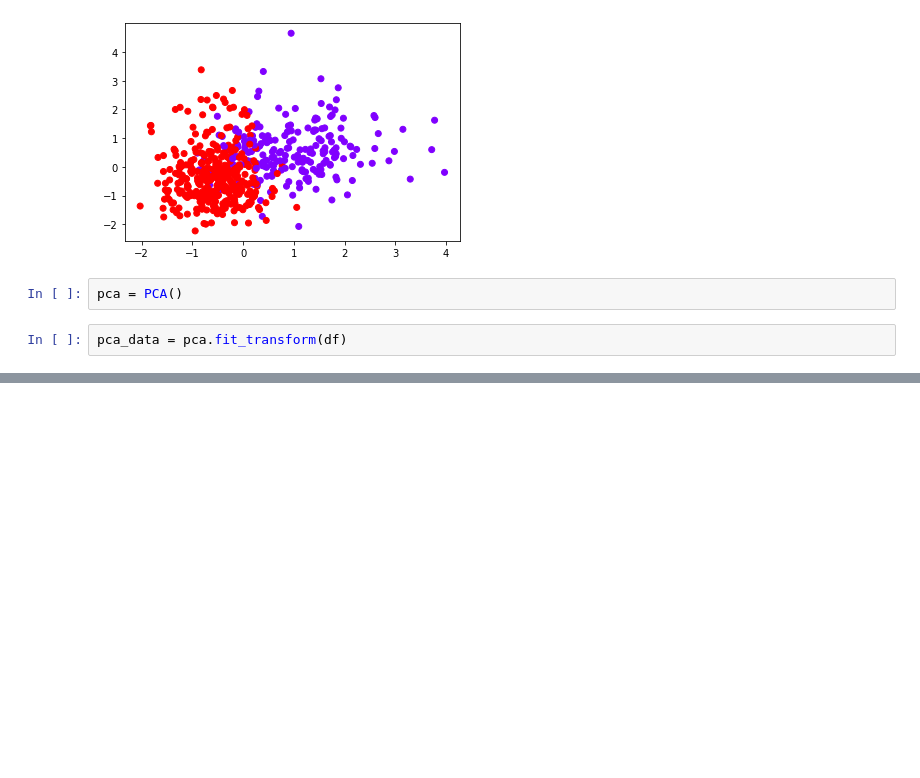
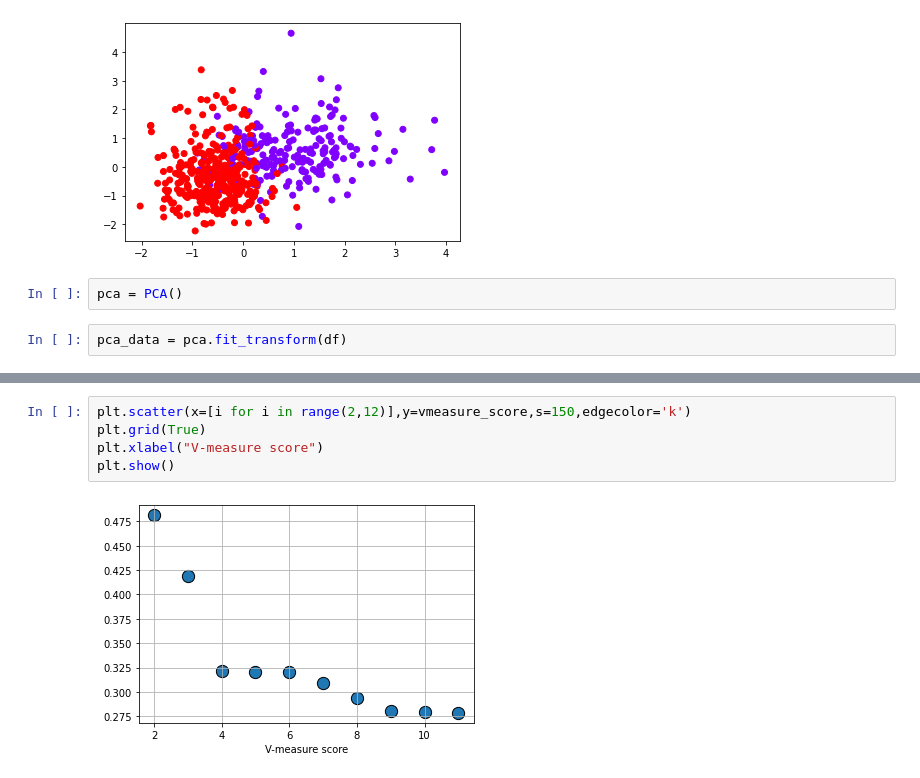
Before and after one commit to apd2599/Training_2021_CIRCUIT, a Jupyter notebook: Scikit-Learn_Dataset/Clustering_Breast_Cancer.ipynb, the cells around one changed output, grey strips where cells are left out. Cells and saved outputs as stored; diff of their text form; blank space fills up the shorter version.

```diff
--- a/Scikit-Learn_Dataset/Clustering_Breast_Cancer.ipynb
+++ b/Scikit-Learn_Dataset/Clustering_Breast_Cancer.ipynb
@@ -260,0 +321,7 @@ pca_data = pca.fit_transform(df)
+# %%
+plt.scatter(x=[i for i in range(2,12)],y=vmeasure_score,s=150,edgecolor='k')
+plt.grid(True)
+plt.xlabel("V-measure score")
+plt.show()
+# %% [output]
+[figure, added]
```
Also changed, not shown: parts of 15 cells of this notebook, 1 other file.
